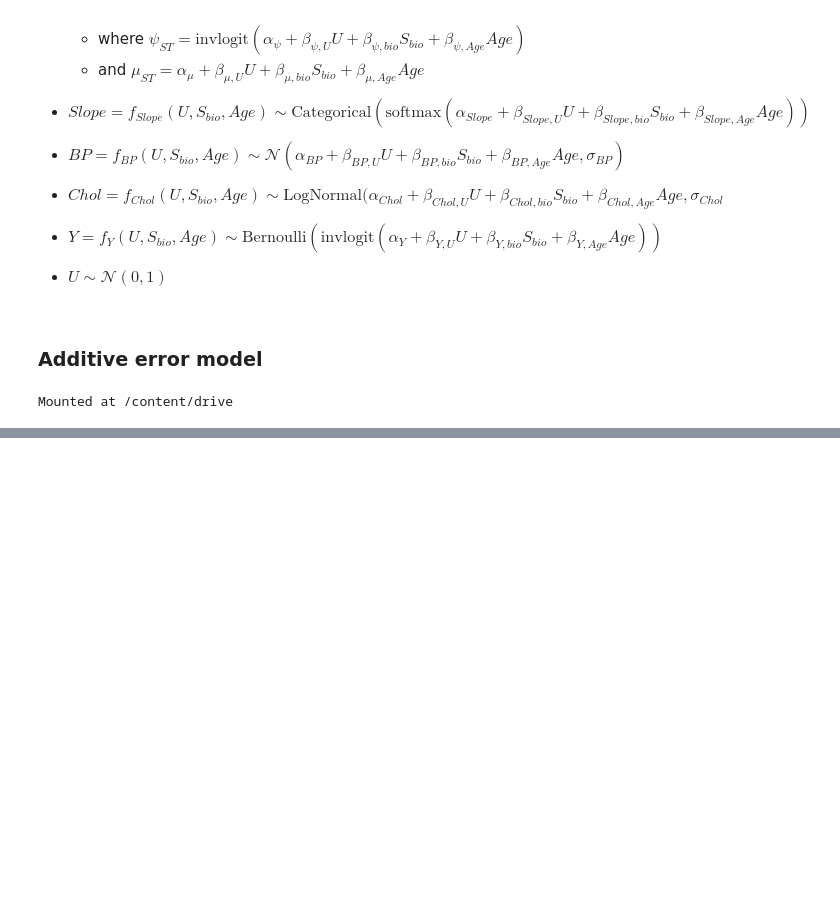
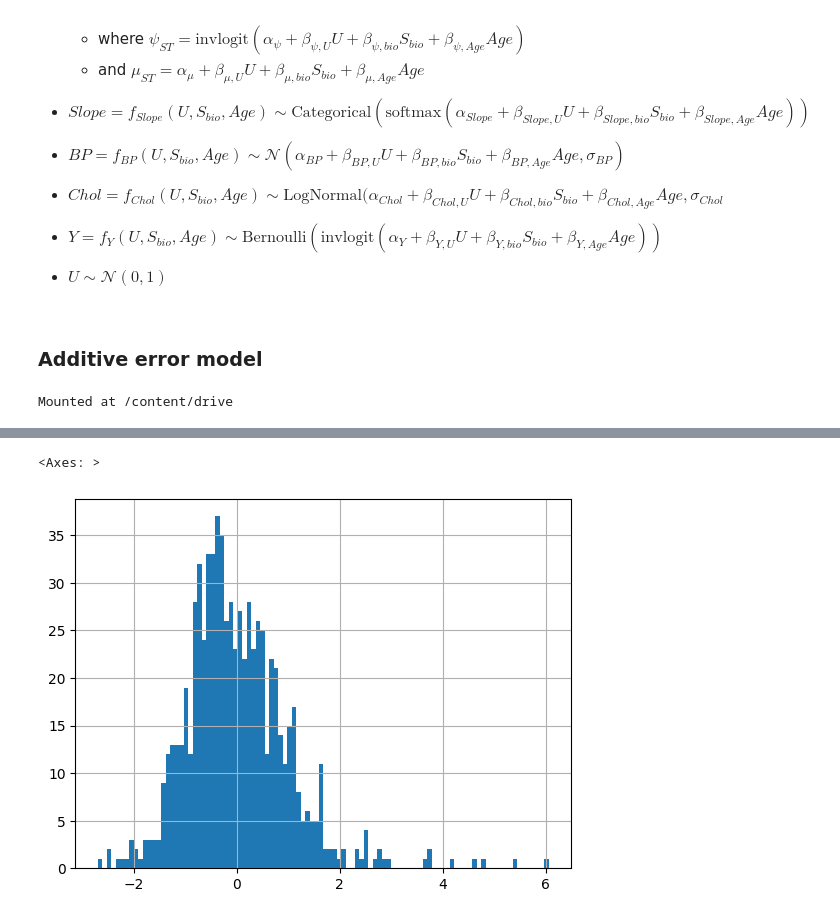
Before and after one commit to LuSyo/Health-ML-Bias-Experiments, a Jupyter notebook: notebooks/02_CAD_counterfactual_fairness.ipynb, the cells around one changed output, grey strips where cells are left out. Drawn from its saved outputs; the diff is of its cells as text; code cells hidden in the pictures; blank space fills up the shorter version.

```diff
--- a/notebooks/02_CAD_counterfactual_fairness.ipynb
+++ b/notebooks/02_CAD_counterfactual_fairness.ipynb
@@ -148,3 +156,8 @@ heart_disease.describe()
+# %%
+heart_disease['chol'].hist(bins=100)
+# %% [output]
+<Axes: >
+[figure, added]
 # %%
 with pm.Model() as causal_model:
   # 1. EVIDENCE & PRIORS:
```
Also changed, not shown: parts of 3 cells of this notebook.
